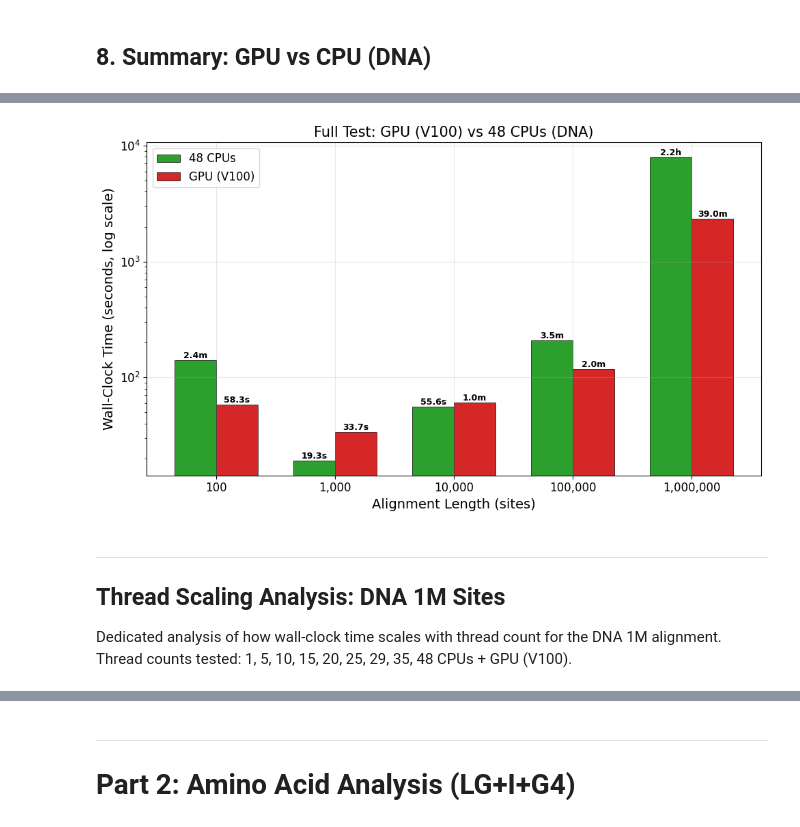
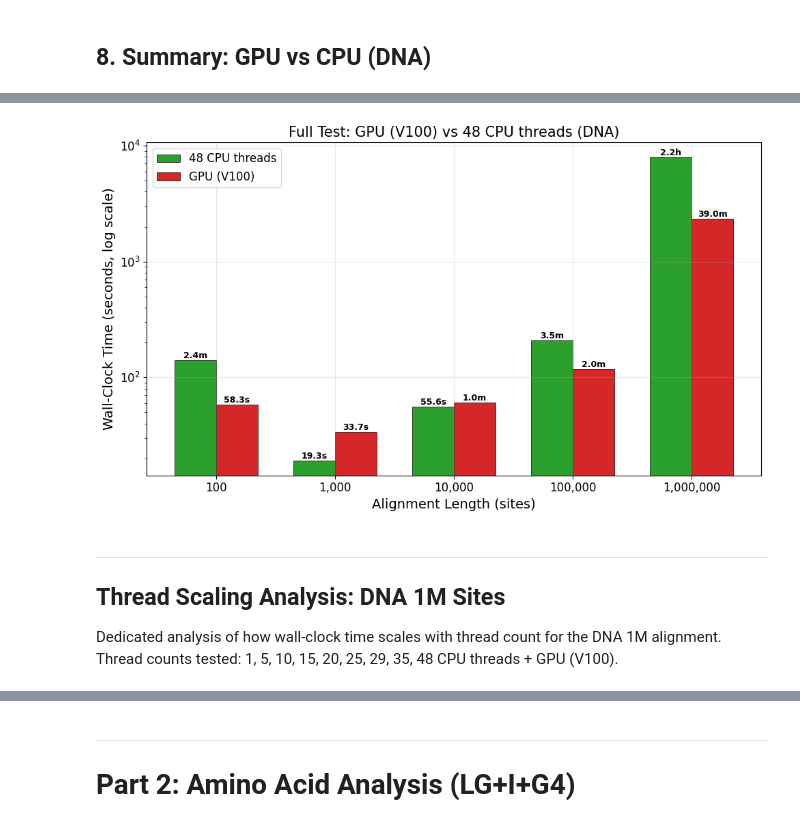
Before and after one commit to Hashara/poc-gpu-likelihood-calculation_analysis, a Jupyter notebook: 2026_03_30_full_test/full_test_analysis.ipynb, the cells around one changed output, grey strips where cells are left out. Saved outputs shown, nothing was run; the diff lists cells and outputs as text; code cells hidden in the pictures.

```diff
--- a/2026_03_30_full_test/full_test_analysis.ipynb
+++ b/2026_03_30_full_test/full_test_analysis.ipynb
@@ -29,10 +29,10 @@ RESULTS_BASE = '/Users/u7826985/Projects/Nvidia/results/2026_03_30_full_test'
 SAVE_DIR = '/Users/u7826985/Projects/Nvidia/poc-gpu-likelihood-calculation_analysis/2026_03_30_full_test'
 
 # Shared plot styles for the 4 main workflows
-colors = {'1 CPU': '#1f77b4', '10 CPUs': '#ff7f0e', '48 CPUs': '#2ca02c', 'GPU (V100)': '#d62728'}
-markers = {'1 CPU': 'o', '10 CPUs': 's', '48 CPUs': '^', 'GPU (V100)': 'D'}
-wf_labels = {'VANILA': '1 CPU', 'OMP_10': '10 CPUs', 'OMP_48': '48 CPUs', 'OPENACC': 'GPU (V100)'}
-wf_order = ['1 CPU', '10 CPUs', '48 CPUs', 'GPU (V100)']
+colors = {'1 CPU thread': '#1f77b4', '10 CPU threads': '#ff7f0e', '48 CPU threads': '#2ca02c', 'GPU (V100)': '#d62728'}
+markers = {'1 CPU thread': 'o', '10 CPU threads': 's', '48 CPU threads': '^', 'GPU (V100)': 'D'}
+wf_labels = {'VANILA': '1 CPU thread', 'OMP_10': '10 CPU threads', 'OMP_48': '48 CPU threads', 'OPENACC': 'GPU (V100)'}
+wf_order = ['1 CPU thread', '10 CPU threads', '48 CPU threads', 'GPU (V100)']
 
 # Thread scaling styles (for DNA 1M multi-thread analysis)
 thread_colors = {
@@ -617,18 +617,18 @@ plt.show()
 # %% [markdown]
 ## 5. Speedup Analysis (DNA)
 # %%
-if '1 CPU' in time_pivot_dna.columns:
+if '1 CPU thread' in time_pivot_dna.columns:
     speedup_df_dna = pd.DataFrame(index=time_pivot_dna.index)
     for wf in available_wfs:
-        speedup_df_dna[wf] = time_pivot_dna['1 CPU'] / time_pivot_dna[wf]
+        speedup_df_dna[wf] = time_pivot_dna['1 CPU thread'] / time_pivot_dna[wf]
 
-    print('Speedup vs 1 CPU (wall-clock) - DNA:')
+    print('Speedup vs 1 CPU thread (wall-clock) - DNA:')
     print(speedup_df_dna.to_string(float_format='%.2f'))
     print()
 
-    if 'GPU (V100)' in time_pivot_dna.columns and '48 CPUs' in time_pivot_dna.columns:
-        gpu_vs_48 = time_pivot_dna['48 CPUs'] / time_pivot_dna['GPU (V100)']
-        print('GPU speedup vs 48 CPUs (DNA):')
+    if 'GPU (V100)' in time_pivot_dna.columns and '48 CPU threads' in time_pivot_dna.columns:
+        gpu_vs_48 = time_pivot_dna['48 CPU threads'] / time_pivot_dna['GPU (V100)']
+        print('GPU speedup vs 48 CPU threads (DNA):')
         for length in gpu_vs_48.dropna().index:
             val = gpu_vs_48[length]
             direction = f'{val:.2f}x faster' if val >= 1 else f'{1/val:.2f}x slower'
@@ -651,21 +651,21 @@ GPU speedup vs 48 CPUs (DNA):
   len= 1,000,000: 3.37x faster
 # %%
 # Speedup plot (DNA)
-if '1 CPU' in time_pivot_dna.columns:
+if '1 CPU thread' in time_pivot_dna.columns:
     fig, ax = plt.subplots(figsize=(12, 7))
 
     for wf in available_wfs:
-        if wf == '1 CPU':
+        if wf == '1 CPU thread':
             continue
         data = speedup_df_dna[wf].dropna()
-        ax.plot(data.index, data.values, marker=markers[wf], label=f'{wf} vs 1 CPU',
+        ax.plot(data.index, data.values, marker=markers[wf], label=f'{wf} vs 1 CPU thread',
                 color=colors[wf], linewidth=2.5, markersize=9)
 
     ax.set_xscale('log')
     ax.axhline(y=1, color='gray', linestyle='--', alpha=0.5, label='Baseline (1x)')
     ax.set_xlabel('Alignment Length (sites)', fontsize=14)
     ax.set_ylabel('Speedup (x)', fontsize=14)
-    ax.set_title('Full Test Speedup vs 1 CPU (DNA)', fontsize=15)
+    ax.set_title('Full Test Speedup vs 1 CPU thread (DNA)', fontsize=15)
     ax.legend(fontsize=12)
     ax.xaxis.set_major_formatter(ticker.FuncFormatter(lambda x, _: f'{int(x):,}'))
 
@@ -797,45 +797,45 @@ SUMMARY: GPU (V100) vs CPU Workflows - DNA (Full Test)
 # %%
-# GPU vs 48 CPUs bar chart (DNA)
-if 'GPU (V100)' in time_pivot_dna.columns and '48 CPUs' in time_pivot_dna.columns:
-    common_idx = time_pivot_dna[['GPU (V100)', '48 CPUs']].dropna().index
+# GPU vs 48 CPU threads bar chart (DNA)
+if 'GPU (V100)' in time_pivot_dna.columns and '48 CPU threads' in time_pivot_dna.columns:
+    common_idx = time_pivot_dna[['GPU (V100)', '48 CPU threads']].dropna().index
 
     fig, ax = plt.subplots(figsize=(10, 6))
     x_labels = [f'{l:,}' for l in common_idx]
     gpu_times = [time_pivot_dna.loc[l, 'GPU (V100)'] for l in common_idx]
-    cpu48_times = [time_pivot_dna.loc[l, '48 CPUs'] for l in common_idx]
+    cpu48_times = [time_pivot_dna.loc[l, '48 CPU threads'] for l in common_idx]
 
     x = np.arange(len(x_labels))
     width = 0.35
 
-    bars1 = ax.bar(x - width/2, cpu48_times, width, label='48 CPUs', color=colors['48 CPUs'], edgecolor='black', linewidth=0.5)
+    bars1 = ax.bar(x - width/2, cpu48_times, width, label='48 CPU threads', color=colors['48 CPU threads'], edgecolor='black', linewidth=0.5)
     bars2 = ax.bar(x + width/2, gpu_times, width, label='GPU (V100)', color=colors['GPU (V100)'], edgecolor='black', linewidth=0.5)
 
     for bar, v in zip(bars1, cpu48_times):
         ax.text(bar.get_x() + bar.get_width()/2, bar.get_height(),
                 fmt_time(v), ha='center', va='bottom', fontsize=9, fontweight='bold')
     for bar, v in zip(bars2, gpu_times):
         ax.text(bar.get_x() + bar.get_width()/2, bar.get_height(),
                 fmt_time(v), ha='center', va='bottom', fontsize=9, fontweight='bold')
 
     ax.set_yscale('log')
     ax.set_xlabel('Alignment Length (sites)', fontsize=14)
     ax.set_ylabel('Wall-Clock Time (seconds, log scale)', fontsize=14)
-    ax.set_title('Full Test: GPU (V100) vs 48 CPUs (DNA)', fontsize=15)
+    ax.set_title('Full Test: GPU (V100) vs 48 CPU threads (DNA)', fontsize=15)
     ax.set_xticks(x)
     ax.set_xticklabels(x_labels)
     ax.legend(fontsize=12)
 
     plt.tight_layout()
     plt.savefig(os.path.join(SAVE_DIR, 'gpu_vs_48cpu_bars_DNA.png'), dpi=150, bbox_inches='tight')
     plt.show()
 # %% [output]
-[figure, old version]
+[figure, new version]
 # %% [markdown]
 ---
 ## Thread Scaling Analysis: DNA 1M Sites
 
 Dedicated analysis of how wall-clock time scales with thread count for the DNA 1M alignment.
-Thread counts tested: 1, 5, 10, 15, 20, 25, 29, 35, 48 CPUs + GPU (V100).
+Thread counts tested: 1, 5, 10, 15, 20, 25, 29, 35, 48 CPU threads + GPU (V100).
 # %%
 # Thread scaling summary table
 if len(df_threads_dna) > 0:
```
Also changed, not shown: parts of 32 cells of this notebook, 18 other files.
